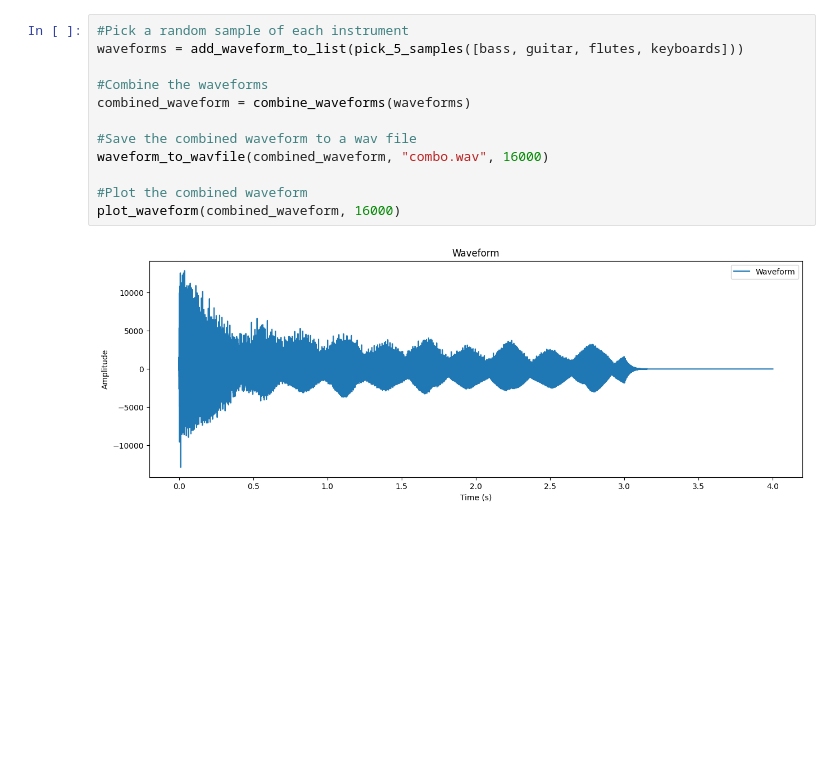
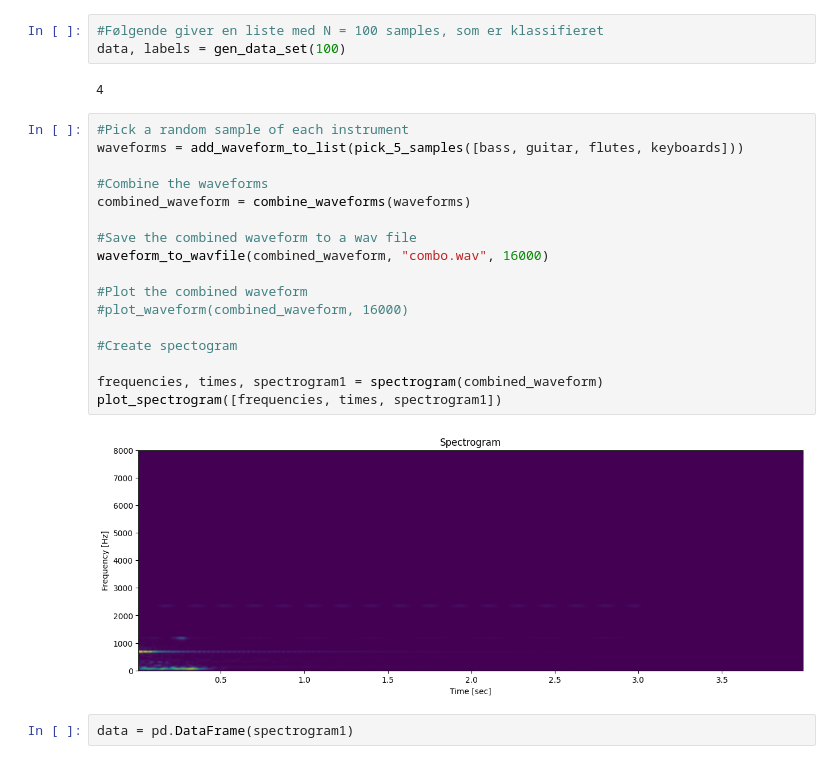
Before and after one commit to JanMcKenzie/AudioNNRep, a Jupyter notebook: Datastructure.ipynb, the cells around one changed output. Cells and saved outputs as stored; diff of their text form; blank space fills up the shorter version.

```diff
--- a/Datastructure.ipynb
+++ b/Datastructure.ipynb
@@ -78,17 +124,29 @@ guitar = [filename for filename in filenames if "guitar" in filename]
 #drum = [filename for filename in filenames if "drum" in filename] #empty
 flutes = [filename for filename in filenames if "flute" in filename]
 keyboards = [filename for filename in filenames if "keyboard" in filename]
+# %%
+#Følgende giver en liste med N = 100 samples, som er klassifieret
+data, labels = gen_data_set(100)
+# %% [output]
+4
 # %%
 #Pick a random sample of each instrument
 waveforms = add_waveform_to_list(pick_5_samples([bass, guitar, flutes, keyboards]))
 
 #Combine the waveforms
 combined_waveform = combine_waveforms(waveforms)
 
 #Save the combined waveform to a wav file
 waveform_to_wavfile(combined_waveform, "combo.wav", 16000)
 
 #Plot the combined waveform
-plot_waveform(combined_waveform, 16000)
+#plot_waveform(combined_waveform, 16000)
+
+#Create spectogram
+
+frequencies, times, spectrogram1 = spectrogram(combined_waveform)
+plot_spectrogram([frequencies, times, spectrogram1])
 # %% [output]
-[figure, old version]
+[figure, new version]
+# %%
+data = pd.DataFrame(spectrogram1)
```
Also changed, not shown: parts of 6 cells of this notebook.
